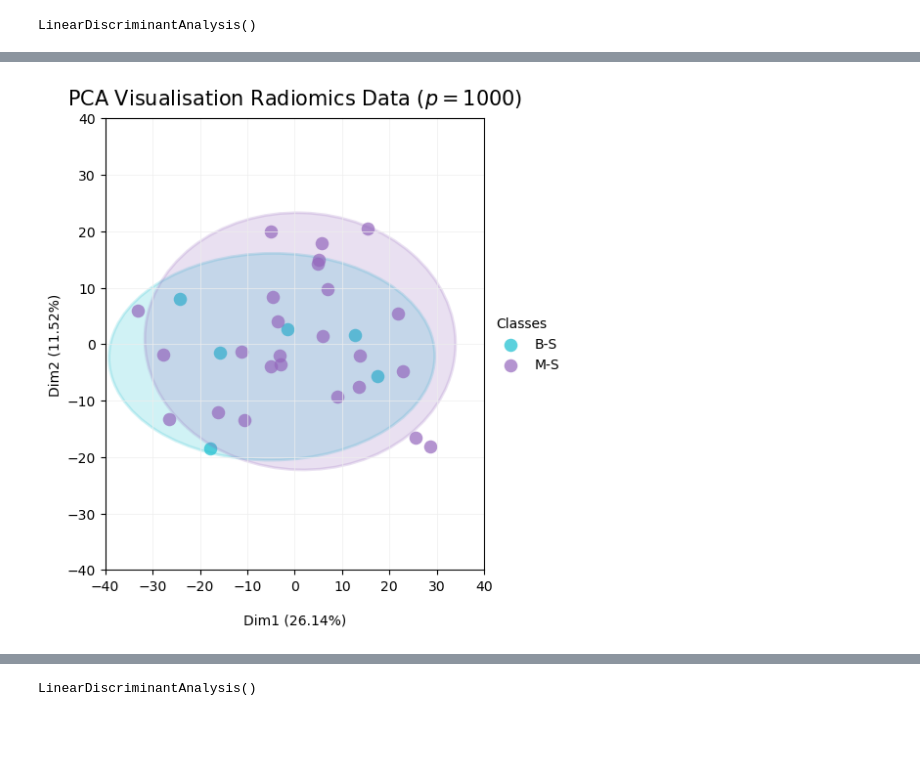
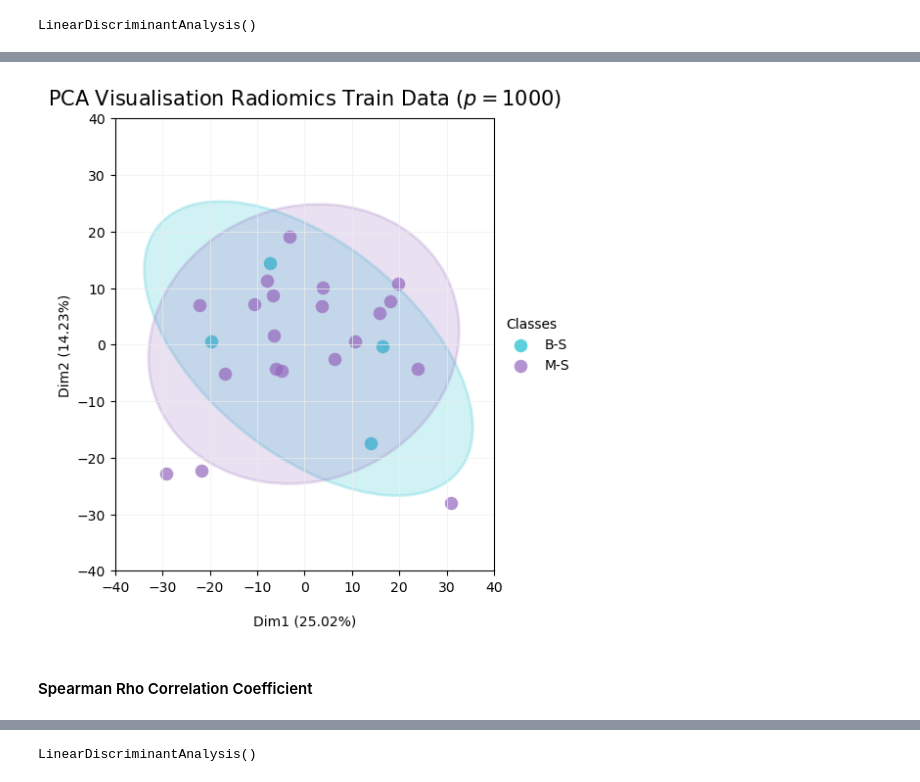
Before and after one commit to KristoferLintonReid/ultrasound-contrastivemodels, a Jupyter notebook: notebooks/plots_original.ipynb, the cells around one changed output, grey strips where cells are left out. Saved outputs shown, nothing was run; the diff lists cells and outputs as text; code cells hidden in the pictures; blank space fills up the shorter version.

```diff
--- a/notebooks/plots_original.ipynb
+++ b/notebooks/plots_original.ipynb
@@ -127,0 +150,7 @@ Matching Diagnoses:  True
+# %%
+# Convert back to DataFrame
+rad_train = pd.DataFrame(rad_train, columns=rad_data_filtered.columns)
+rad_test = pd.DataFrame(rad_test, columns=rad_data_filtered.columns)
+# Convert back to DataFrame
+rna_train = pd.DataFrame(rna_train, columns=rna_data_filtered.columns)
+rna_test = pd.DataFrame(rna_test, columns=rna_data_filtered.columns)
@@ -128,12 +171,10 @@ Matching Diagnoses:  True
 # %% [markdown]
 ### Radiomics Tabular Data
 # %%
-# Convert to DataFrame
-rad_data_filtered = pd.DataFrame(rad_data_filtered)
 # Scale radiomics sample counts
 scaler = StandardScaler()
-rad_df = pd.DataFrame(scaler.fit_transform(rad_data_filtered), columns=rad_data_filtered.columns)
-rad_df.insert(0, "SURGICAL", surgical_rad)
+rad_df = pd.DataFrame(scaler.fit_transform(rad_train), columns=rad_data_filtered.columns)
+rad_df.insert(0, "SURGICAL", surg_train)
 # %%
 rad_df
 # %% [output]
@@ -191,0 +231,13 @@ rna_df
+# %%
+# Seperating out the features
+rad_all = rad_df.drop(["SURGICAL"], axis=1)
+# Seperating out the target
+rad_class = rad_df[["SURGICAL"]]
+
+# Create PCA with 2 components
+rad_pca = PCA(n_components=2)
+rad_prinComps = rad_pca.fit_transform(rad_all)
+
+# Print DataFrame
+df_rad_princComps = pd.DataFrame(data=rad_prinComps, columns=["Principal Component 1", "Principal Component 2"])
+df_rad_princComps
@@ -191,0 +267,3 @@ rna_df
+# %%
+# Final dataframe for plotting the data for class
+df_rad_pca_class = pd.concat([df_rad_princComps, rad_class], axis=1)
@@ -325,32 +455,34 @@ for target, colour in zip(targets, colours):
     cov = np.cov(xdata, ydata)
     vals, vecs = eigsorted(cov)
     theta = np.degrees(np.arctan2(*vecs[:,0][::-1]))
     w, h = 2 * 2 * np.sqrt(vals)
 
     # Create the ellipse
     ell = Ellipse(xy=(np.mean(xdata), np.mean(ydata)),
                   width=w, height=h,
                   angle=theta,
                   color=colour, linewidth=2, alpha=0.2)
 
     ell.set_facecolor(colour) # reference the colour for each factor (defined by lab)
     ax.add_artist(ell)
     ax.scatter(xdata, ydata,
                label=target, # use labels provided above
                c=colour, # use colors provided above
                lw=0, #remove the outer line of each point
                alpha=0.7, # increase transparency of points
                s=95) # increase the size of points
 
  # Add labels showing percentage of the variance explained
-ax.set_title("PCA Visualisation Radiomics Data ($p=1000$)", fontsize = 15, pad=10)
+ax.set_title("PCA Visualisation Radiomics Train Data ($p=1000$)", fontsize = 15, pad=10)
 ax.set_xlabel('Dim1 ({:.2f}%)'.format(rad_pca.explained_variance_ratio_[0]*100), fontsize=10, labelpad=15)
 ax.set_xlim(-40,40)
 ax.set_ylabel('Dim2 ({:.2f}%)'.format(rad_pca.explained_variance_ratio_[1]*100), fontsize=10)
 ax.set_ylim(-40,40)
 ax.grid(which="major", color="#EEEEEE", linewidth=0.5)
 
 plt.legend(bbox_to_anchor=(1, 0.5), loc="center left", frameon=False, title="Classes", alignment="left")
 plt.show()
 # %% [output]
-[figure, old version]
+[figure, new version]
+# %% [markdown]
+#### Spearman Rho Correlation Coefficient
```
Also changed, not shown: parts of 78 cells of this notebook, 1 other file.
